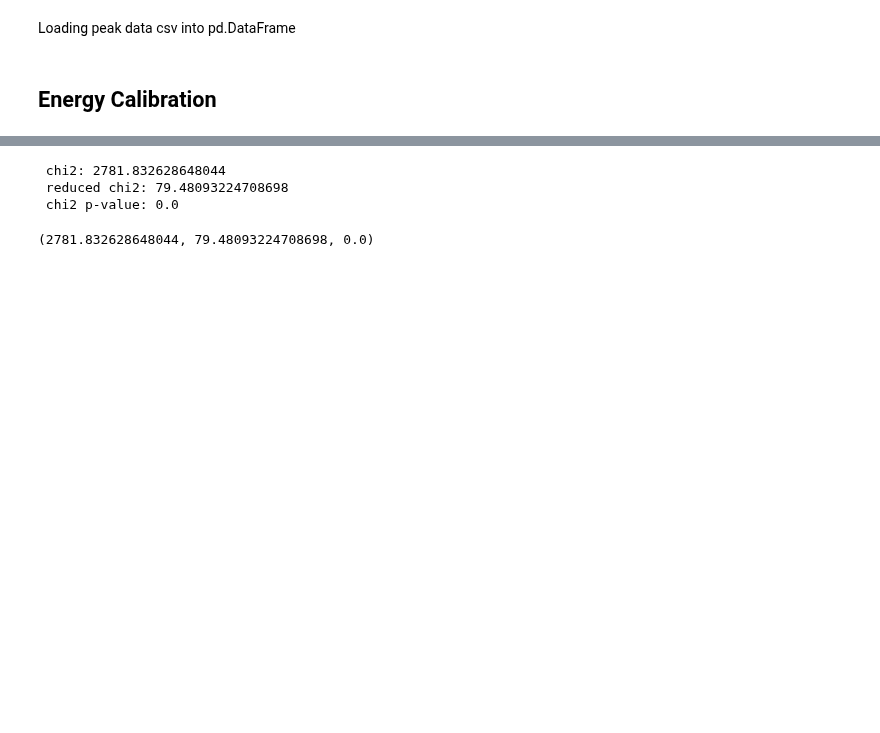
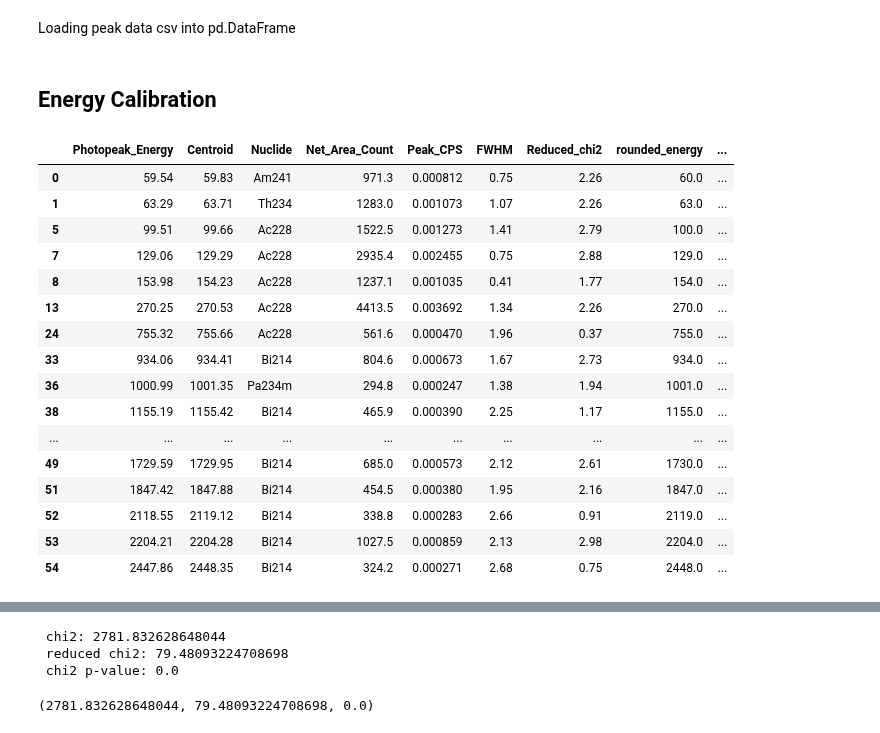
Before and after one commit to ngcnpeter/HPGe_lab_y3, a Jupyter notebook: spectal_analysis.ipynb, the cells around one changed output, grey strips where cells are left out. Saved outputs shown, nothing was run; the diff lists cells and outputs as text; code cells hidden in the pictures; blank space fills up the shorter version.

```diff
--- a/spectal_analysis.ipynb
+++ b/spectal_analysis.ipynb
@@ -244 +245,21 @@ energy_to_chan = np.poly1d([1/grad,-interc/grad])
+# %%
+df_new
+# %% [output]
+|  | Photopeak_Energy | Centroid | Nuclide | Net_Area_Count | Peak_CPS | FWHM | Reduced_chi2 | rounded_energy | ... |
+| 0 | 59.54 | 59.83 | Am241 | 971.3 | 0.000812 | 0.75 | 2.26 | 60.0 | ... |
+| 1 | 63.29 | 63.71 | Th234 | 1283.0 | 0.001073 | 1.07 | 2.26 | 63.0 | ... |
+| 5 | 99.51 | 99.66 | Ac228 | 1522.5 | 0.001273 | 1.41 | 2.79 | 100.0 | ... |
+| 7 | 129.06 | 129.29 | Ac228 | 2935.4 | 0.002455 | 0.75 | 2.88 | 129.0 | ... |
+| 8 | 153.98 | 154.23 | Ac228 | 1237.1 | 0.001035 | 0.41 | 1.77 | 154.0 | ... |
+| 13 | 270.25 | 270.53 | Ac228 | 4413.5 | 0.003692 | 1.34 | 2.26 | 270.0 | ... |
+| 24 | 755.32 | 755.66 | Ac228 | 561.6 | 0.000470 | 1.96 | 0.37 | 755.0 | ... |
+| 33 | 934.06 | 934.41 | Bi214 | 804.6 | 0.000673 | 1.67 | 2.73 | 934.0 | ... |
+| 36 | 1000.99 | 1001.35 | Pa234m | 294.8 | 0.000247 | 1.38 | 1.94 | 1001.0 | ... |
+| 38 | 1155.19 | 1155.42 | Bi214 | 465.9 | 0.000390 | 2.25 | 1.17 | 1155.0 | ... |
+| ... | ... | ... | ... | ... | ... | ... | ... | ... | ... |
+| 49 | 1729.59 | 1729.95 | Bi214 | 685.0 | 0.000573 | 2.12 | 2.61 | 1730.0 | ... |
+| 51 | 1847.42 | 1847.88 | Bi214 | 454.5 | 0.000380 | 1.95 | 2.16 | 1847.0 | ... |
+| 52 | 2118.55 | 2119.12 | Bi214 | 338.8 | 0.000283 | 2.66 | 0.91 | 2119.0 | ... |
+| 53 | 2204.21 | 2204.28 | Bi214 | 1027.5 | 0.000859 | 2.13 | 2.98 | 2204.0 | ... |
+| 54 | 2447.86 | 2448.35 | Bi214 | 324.2 | 0.000271 | 2.68 | 0.75 | 2448.0 | ... |
 # %%
```
Also changed, not shown: parts of 11 cells of this notebook, 6 other files.
